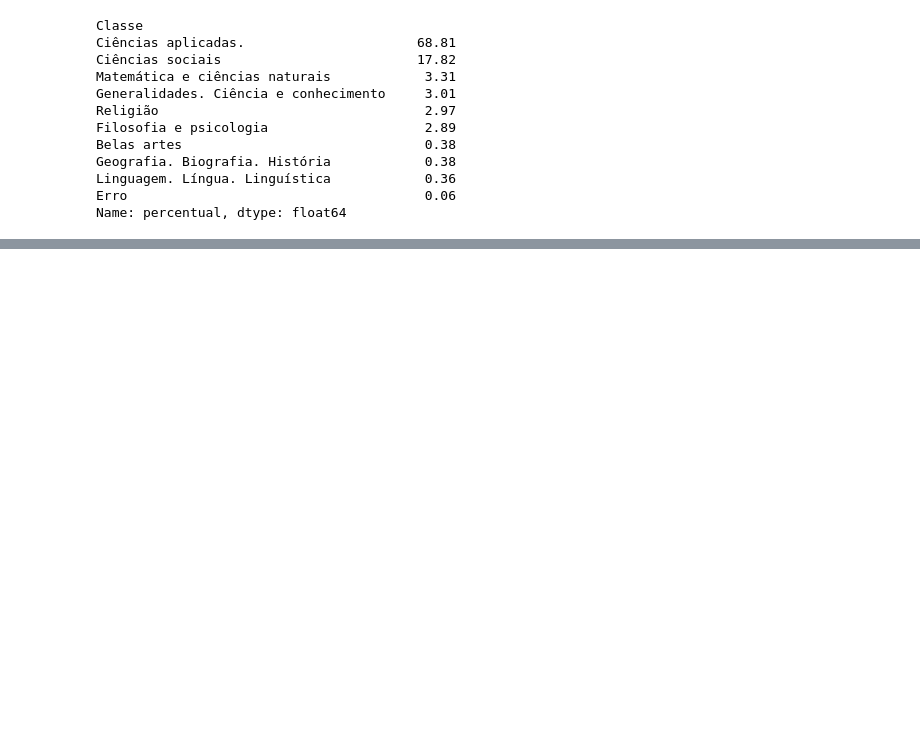
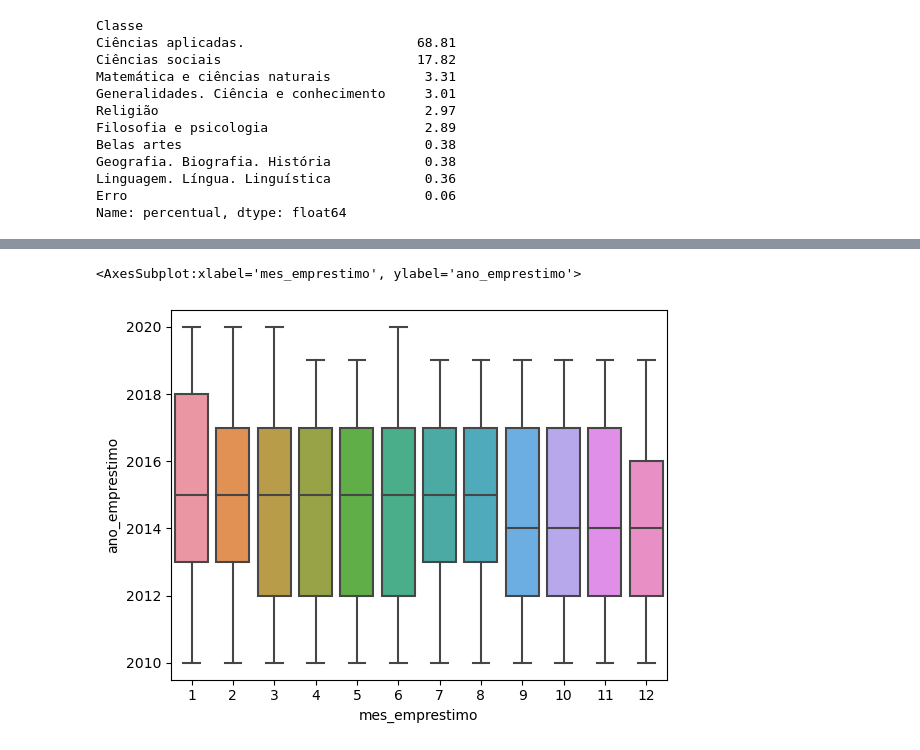
Before and after one commit to avellar1975/7DaysOfCode, a Jupyter notebook: 7DaysOfCode.ipynb, the cells around one changed output, grey strips where cells are left out. Saved outputs shown, nothing was run; the diff lists cells and outputs as text; code cells hidden in the pictures; blank space fills up the shorter version.

```diff
--- a/7DaysOfCode.ipynb
+++ b/7DaysOfCode.ipynb
@@ -668,0 +692,4 @@ Após geradas as tabelas, traga algumas das suas percepções para as análises
+# %%
+graduacao = df_1.query("tipo_vinculo_usuario == 'ALUNO DE GRADUAÇÃO'")
+
+pos =  df_1.query("tipo_vinculo_usuario == 'ALUNO DE PÓS-GRADUAÇÃO'")
@@ -668,0 +765,3 @@ Após geradas as tabelas, traga algumas das suas percepções para as análises
+# %%
+pos_circulante = pos.query("colecao == 'Acervo Circulante'")
+len(pos_circulante)
@@ -668,0 +803,5 @@ Após geradas as tabelas, traga algumas das suas percepções para as análises
+# %%
+sns.boxplot(x=pos_circulante["mes_emprestimo"], y=pos_circulante["ano_emprestimo"])
+# %% [output]
+<AxesSubplot:xlabel='mes_emprestimo', ylabel='ano_emprestimo'>
+[figure, added]
```
Also changed, not shown: parts of 22 cells of this notebook.
